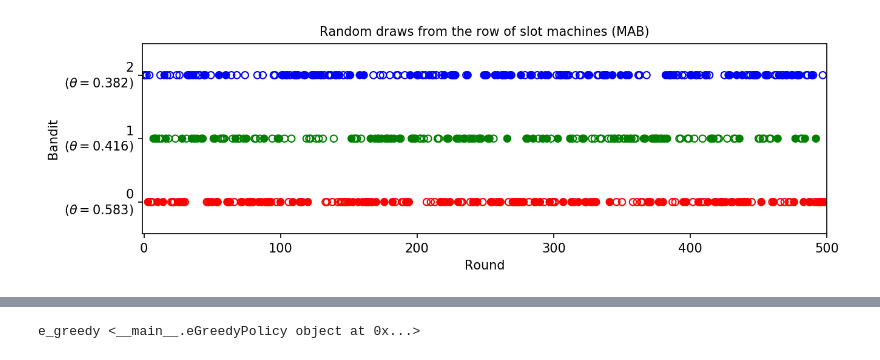
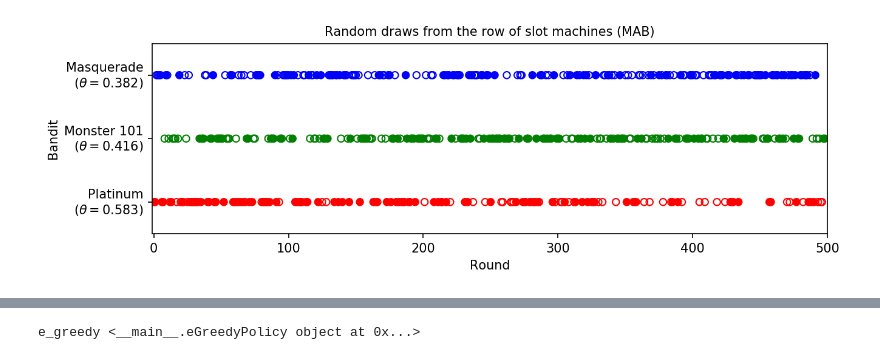
Before and after one commit to Jaepal/data-science-portfolio, a Jupyter notebook: slot_machine/Data_Modeling.ipynb, the cells around one changed output, grey strips where cells are left out. Saved outputs shown, nothing was run; the diff lists cells and outputs as text; code cells hidden in the pictures.

Commit message:
Change slot model

```diff
--- a/slot_machine/Data_Modeling.ipynb
+++ b/slot_machine/Data_Modeling.ipynb
@@ -22,11 +26,11 @@ class MAB:
         # slot의 수 저장
         self.N = len(slots)
         # platinum slot 저장
-        self.slot_platinum = slot.game_platinum(bpl)
+        self.slot_platinum = imsi.game_platinum(bpl)
         # monster slot 저장
-        self.slot_monster = slot.game_monster(bpl)
+        self.slot_monster = imsi.game_monster(bpl)
         # masquerade slot 저장
-        self.slot_masque = slot.game_masque(bpl)
+        self.slot_masque = imsi.game_masque(bpl)
 
     def draw(self, k):
         if k == 0:
@@ -43,7 +47,7 @@ rtp_values = np.array([0.583, 0.416, 0.382])
 bpl = 2000
 
 # slot의 종류
-slots = ['Platinum', 'monster', 'masque']
+slots = ['Platinum', 'Monster 101', 'Masquerade']
 # %%
 # MAB class
 mab = MAB(bpl, slots, rtp_values)
@@ -95,36 +99,36 @@ for draw_number in range(N_DRAWS):
 
 # 데이터 initializing
 scatter = ax.scatter(y=[k_list[0]], x=[list(range(N_DRAWS))[0]], color=[color_list[0]], linestyle='-', marker='o', s=30, facecolor=[facecolor_list[0]]);
 
 # 시각화 타이틀
 plt.title('Random draws from the row of slot machines (MAB)', fontsize=10)
 plt.xlabel('Round', fontsize=10); plt.ylabel('Bandit', fontsize=10);
 ax.set_yticks([0,1,2])
-ax.set_yticklabels(['{}\n($\\theta = {}$)'.format(i, rtp_values[i]) for i in range(3)])
+ax.set_yticklabels(['{}\n($\\theta = {}$)'.format(slots[i], rtp_values[i]) for i in range(3)])
 ax.tick_params(labelsize=10)
 fig.tight_layout()
 
 # update를 위한 함수
 def animate(i):
     x = list(range(N_DRAWS))[:i]
     y = k_list[:i]
     scatter.set_offsets(np.c_[x, y])
     scatter.set_color(color_list[:i])
     scatter.set_facecolor(facecolor_list[:i])
     ax.set_yticks([0,1,2])
-    ax.set_yticklabels(['{}\n($\\theta = {}$)'.format(i, rtp_values[i]) for i in range(3)])
+    ax.set_yticklabels(['{}\n($\\theta = {}$)'.format(slots[i], rtp_values[i]) for i in range(3)])
     ax.tick_params(labelsize=10)
     return (scatter,)
 
 
 # animation 생성 함수
 anim = FuncAnimation(fig, animate, frames=N_DRAWS, interval=25, blit=True)
 
 # 출력
 HTML(anim.to_html5_video())
 # %% [output]
 [interactive output not drawn]
-[figure, old version]
+[figure, new version]
 # %%
 def get_beta_pdf(alpha, beta):
     X = np.linspace(0,1,1000)
```
Also changed, not shown: parts of 9 cells of this notebook.
